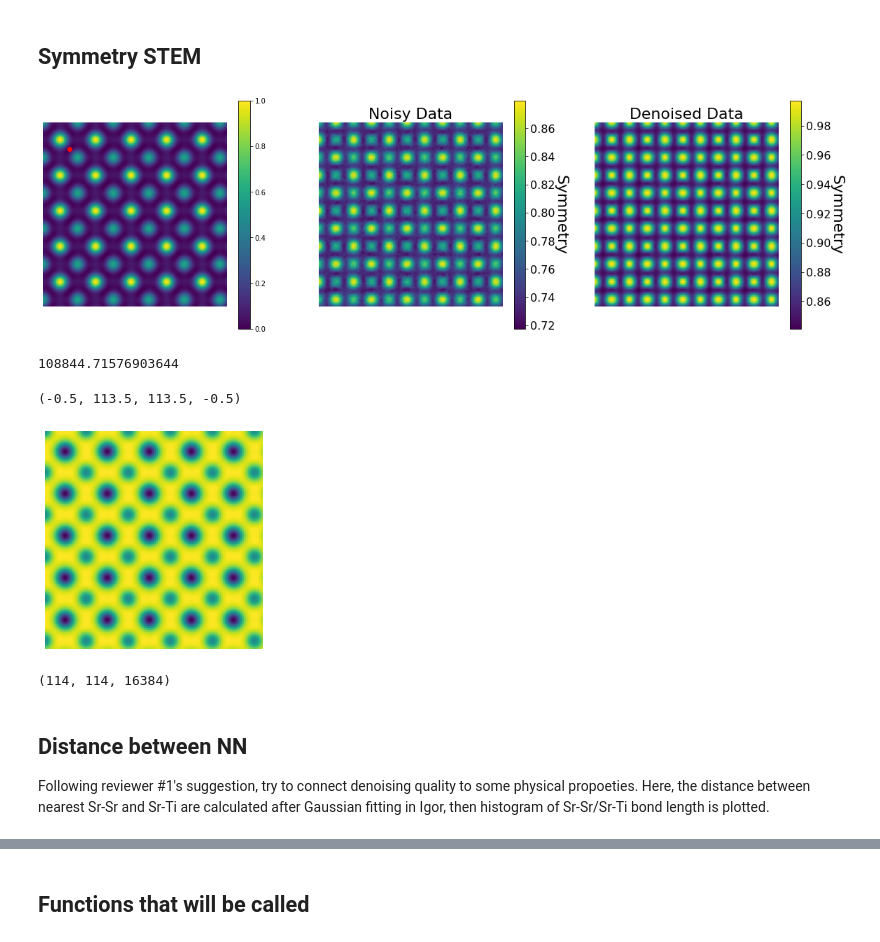
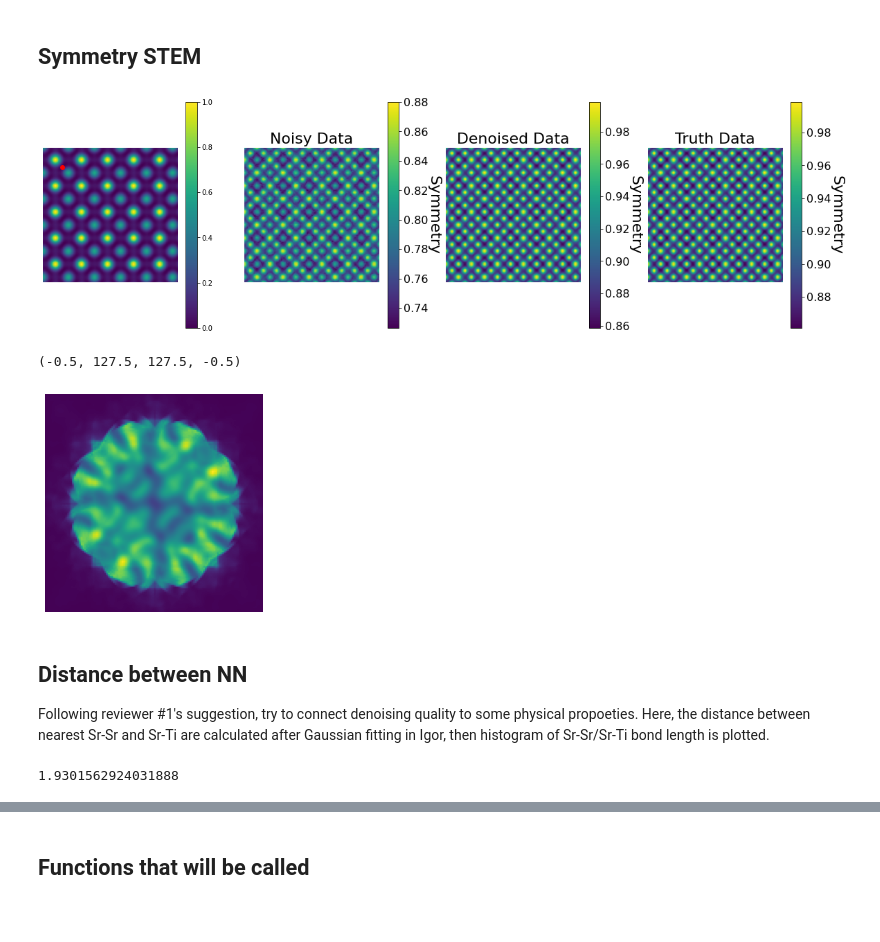
Before and after one commit to CY-Zhang/TensorSVDpaper, a Jupyter notebook: ResultProcessing/VisulizeResult_STOsim.ipynb, the cells around one changed output, grey strips where cells are left out. Drawn from its saved outputs; the diff is of its cells as text; code cells hidden in the pictures; blank space fills up the shorter version.

Commit message:
Updated symmetry STEM figures

```diff
--- a/ResultProcessing/VisulizeResult_STOsim.ipynb
+++ b/ResultProcessing/VisulizeResult_STOsim.ipynb
@@ -10,10 +10,10 @@ import scipy.misc
 # %%
 # path to raw data, denoised data, and ground truth
 path ='D:/2020/TensorSVD/ManuscriptRelated/SimulationData/'
-raw_data = sio.loadmat(path + 'DenoiseInput_fullsize/STO/Simulation_noisy_STO_slice_5_1000FPS_fullsize.mat')
+raw_data = sio.loadmat(path + 'DenoiseInput_fullsize/STO/Simulation_noisy_STO_slice_5_20000FPS_fullsize.mat')
 raw_data = raw_data['datacube']
-truth_data = np.load(path + 'DenoiseInput_fullsize/STO/Simulation_truth_STO_slice_5_1000FPS_fullsize.npy')
-denoised_data = sio.loadmat(path + 'DenoiseOutput_fullsize/STO/Simulation_tensor_STO_slice_5_1000FPS_fullsize.mat')
+truth_data = np.load(path + 'DenoiseInput_fullsize/STO/Simulation_truth_STO_slice_5_20000FPS_fullsize.npy')
+denoised_data = sio.loadmat(path + 'DenoiseOutput_fullsize/STO/Simulation_tensor_STO_slice_5_20000FPS_fullsize.mat')
 denoised_data = denoised_data['est_HOOI']
 # %%
 print(denoised_data.shape)
@@ -486,13 +478,17 @@ symmetry_denoised = symmetry_STEM['symmetry_denoised']
 symmetry_truth = symmetry_STEM['symmetry_truth']
 # %%
 plt.figure(figsize=(20,6))
-plt.subplot(131)
+
+rx = 16
+ry = 16
+
+plt.subplot(141)
 plt.imshow(ADF_truth)
 plt.scatter(rx,ry,c='r')
 plt.axis('off')
 plt.colorbar()
 
-plt.subplot(132)
+plt.subplot(142)
 plt.imshow(symmetry_raw)
 plt.axis('off')
 plt.title('Noisy Data', fontsize = 22)
@@ -500,30 +496,32 @@ cbar = plt.colorbar()
 cbar.ax.tick_params(labelsize=16)
 cbar.set_label('Symmetry',rotation=270,fontsize=22,labelpad=18)
 
-plt.subplot(133)
+plt.subplot(143)
 plt.imshow(symmetry_denoised)
 plt.axis('off')
 plt.title('Denoised Data', fontsize = 22)
 cbar = plt.colorbar()
 cbar.ax.tick_params(labelsize=16)
 cbar.set_label('Symmetry',rotation=270,fontsize=22,labelpad=18)
+
+plt.subplot(144)
+plt.imshow(symmetry_truth)
+plt.axis('off')
+plt.title('Truth Data', fontsize = 22)
+cbar = plt.colorbar()
+cbar.ax.tick_params(labelsize=16)
+cbar.set_label('Symmetry',rotation=270,fontsize=22,labelpad=18)
 # %% [output]
-[figure, old version]
+[figure, new version]
 # %%
 rx = 16
 ry = 16
-print(np.sum(truth_data[rx,ry,:]))
-plt.imshow(np.sum(truth_data,axis=2))
-# plt.colorbar()
+temp=truth_data[rx,ry,:].reshape(128,128)
+plt.imshow(temp)
 plt.axis('off')
 # %% [output]
-108844.71576903644
+(-0.5, 127.5, 127.5, -0.5)
-(-0.5, 113.5, 113.5, -0.5)
-[figure, old version]
+[figure, new version]
-# %%
-plt.
-# %% [output]
-(114, 114, 16384)
 # %% [markdown]
 ## Distance between NN
 Following reviewer #1's suggestion, try to connect denoising quality to some physical propoeties. Here, the distance between nearest Sr-Sr and Sr-Ti are calculated after Gaussian fitting in Igor, then histogram of Sr-Sr/Sr-Ti bond length is plotted.
@@ -540,3 +540,7 @@ denoised = np.concatenate((Sr_Sr_denoised,Sr_Ti_denoised),axis=0)
+# %%
+np.std(Sr_Ti_denoised)
+# %% [output]
+1.9301562924031888
 # %%
 np.std(Sr_Ti_noisy)
 # %% [output]
```
Also changed, not shown: parts of 8 cells of this notebook, 1 other file.
